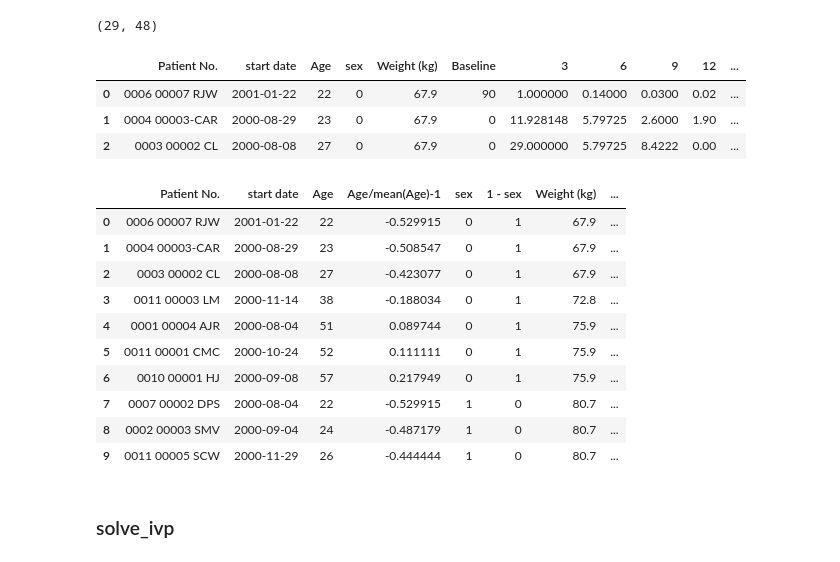
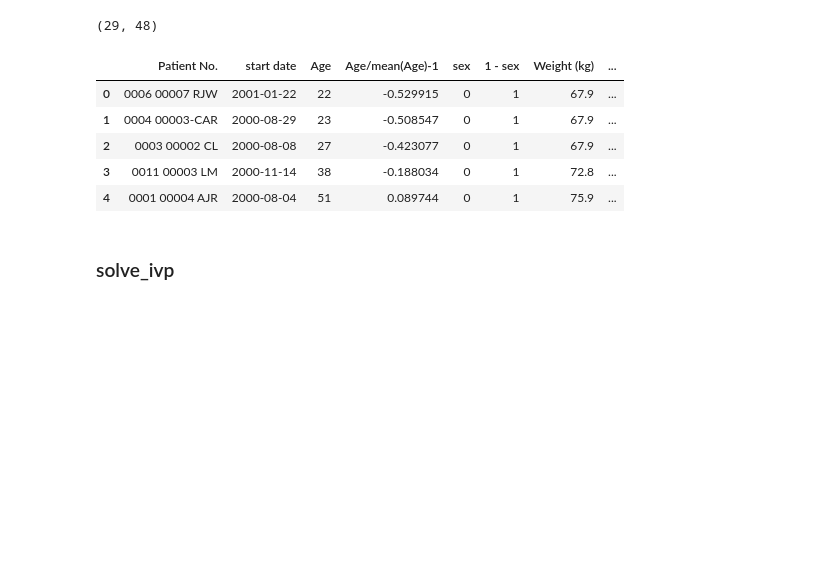
Before and after one commit to Utpal-Mishra/MSc-Thesis-Optimal-Control-Therapy-4-Cancer-Treatment, a Jupyter notebook: OptimalControlTherapy4CancerTreatmentTASK2.ipynb, the cells around one changed output. Drawn from its saved outputs; the diff is of its cells as text; code cells hidden in the pictures; blank space fills up the shorter version.

```diff
--- a/OptimalControlTherapy4CancerTreatmentTASK2.ipynb
+++ b/OptimalControlTherapy4CancerTreatmentTASK2.ipynb
@@ -375,44 +192,34 @@ df.sex = data.sex.apply(lambda x: 0 if x == "F" else 1)
 df["Weight/mean(Weight)-1"] = (df["Weight (kg)"]/round(df["Weight (kg)"].mean(), 1)) - 1
 df["Age/mean(Age)-1"] = (df["Age "]/round(df["Age "].mean(), 1)) - 1
 df["1 - sex"] = 1 - df["sex"]
-df.head(3)
+# df.head(3)
-# %% [output]
-|  | Patient No. | start date | Age | sex | Weight (kg) | Baseline | 3 | 6 | 9 | 12 | ... |
-| 0 | 0006 00007 RJW | 2001-01-22 | 22 | 0 | 67.9 | 90 | 1.000000 | 0.14000 | 0.0300 | 0.02 | ... |
-| 1 | 0004 00003-CAR | 2000-08-29 | 23 | 0 | 67.9 | 0 | 11.928148 | 5.79725 | 2.6000 | 1.90 | ... |
-| 2 | 0003 00002 CL | 2000-08-08 | 27 | 0 | 67.9 | 0 | 29.000000 | 5.79725 | 8.4222 | 0.00 | ... |
 # %%
 Qa = 12.8
 Qb = 258
 Q1 = 12.7
 Q2 = 0.8
 Q3 = -2.1
 Q4 = 61.0
 ka = 0.61
 
 CL = Qa + Q1*df["Weight/mean(Weight)-1"] + Q2*df['sex'] - Q2*df["1 - sex"] + Q3*df["Age/mean(Age)-1"]
 v  = Qb + Q4*df['sex'] - Q4*df["1 - sex"]
 df["CL"] = CL
 df["v"] = v
 
 df = pd.DataFrame(data[['Patient No.', 'start date', 'Age ', 'Age/mean(Age)-1', 'sex', '1 - sex', 'Weight (kg)', 'Weight/mean(Weight)-1',
        'Baseline', 'CL', 'v', 3, 6, 9, 12, 15, 18, 21, 24, 27, 30, 33, 36, 39, 42,
        45, 48, 51, 54, 57, 60, 63, 66, 69, 72, 75, 78, 81, 84, 87, 90, 93,
        96, 99, 102, 105, 108, 111, 114, 117, 120,
        'Date of last sample analysed']])
-df.head(10)
+df.head()
 # %% [output]
 |  | Patient No. | start date | Age | Age/mean(Age)-1 | sex | 1 - sex | Weight (kg) | ... |
 | 0 | 0006 00007 RJW | 2001-01-22 | 22 | -0.529915 | 0 | 1 | 67.9 | ... |
 | 1 | 0004 00003-CAR | 2000-08-29 | 23 | -0.508547 | 0 | 1 | 67.9 | ... |
 | 2 | 0003 00002 CL | 2000-08-08 | 27 | -0.423077 | 0 | 1 | 67.9 | ... |
 | 3 | 0011 00003 LM | 2000-11-14 | 38 | -0.188034 | 0 | 1 | 72.8 | ... |
 | 4 | 0001 00004 AJR | 2000-08-04 | 51 | 0.089744 | 0 | 1 | 75.9 | ... |
-| 5 | 0011 00001 CMC | 2000-10-24 | 52 | 0.111111 | 0 | 1 | 75.9 | ... |
-| 6 | 0010 00001 HJ | 2000-09-08 | 57 | 0.217949 | 0 | 1 | 75.9 | ... |
-| 7 | 0007 00002 DPS | 2000-08-04 | 22 | -0.529915 | 1 | 0 | 80.7 | ... |
-| 8 | 0002 00003 SMV | 2000-09-04 | 24 | -0.487179 | 1 | 0 | 80.7 | ... |
-| 9 | 0011 00005 SCW | 2000-11-29 | 26 | -0.444444 | 1 | 0 | 80.7 | ... |
 # %% [markdown]
 ### solve_ivp
 # %%
```
Also changed, not shown: parts of 15 cells of this notebook.
